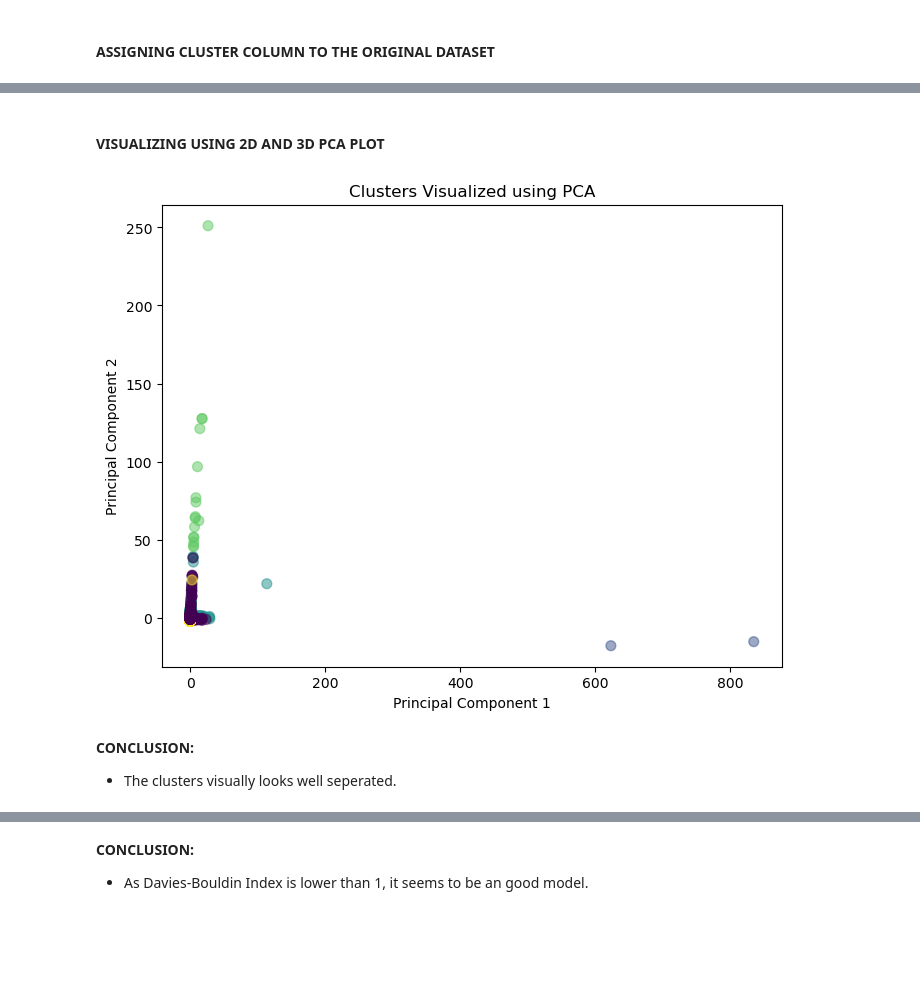
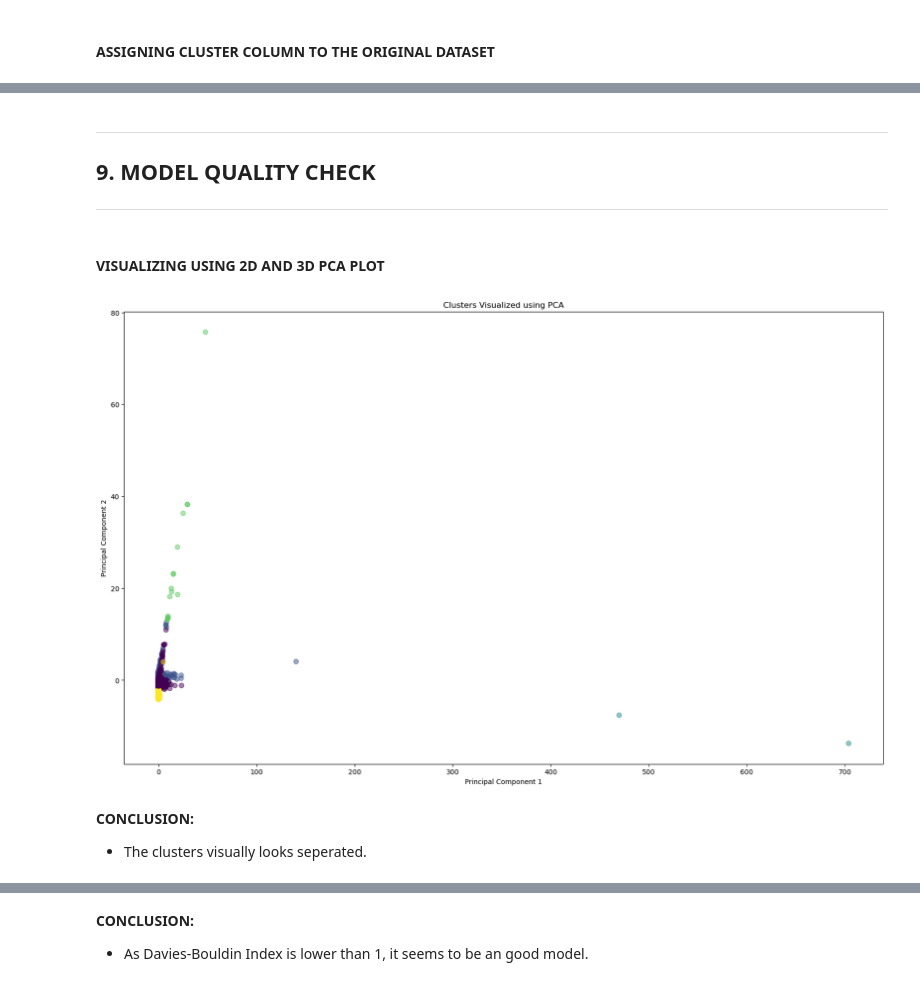
Before and after one commit to Pronob17/Customer_segmentation_using_K_means_clustering, a Jupyter notebook: Customer_Segmentation_with_K_Means_Clustering.ipynb, the cells around one changed output, grey strips where cells are left out. Drawn from its saved outputs; the diff is of its cells as text; code cells hidden in the pictures; blank space fills up the shorter version.

```diff
--- a/Customer_Segmentation_with_K_Means_Clustering.ipynb
+++ b/Customer_Segmentation_with_K_Means_Clustering.ipynb
@@ -586,5 +651,5 @@ memory usage: 36.0+ MB
 # %%
-features = ["TotalPrice", "Frequency", "Recency", "Quantity", "UnitPrice", "AverageOrderValue"]
+features = ["TotalPrice", "Frequency", "Recency", "UnitPrice", "AverageOrderValue"]
 
 # initialise scaler
 scaler = StandardScaler()
@@ -662,26 +729,30 @@ df.head()
 | 2 | 536365 | 84406B | CREAM CUPID HEARTS COAT HANGER | 8 | 2010-12-01 08:26:00 | 2.75 | 17850 | United Kingdom | 373 | ... |
 | 3 | 536365 | 84029G | KNITTED UNION FLAG HOT WATER BOTTLE | 6 | 2010-12-01 08:26:00 | 3.39 | 17850 | United Kingdom | 373 | ... |
 | 4 | 536365 | 84029E | RED WOOLLY HOTTIE WHITE HEART. | 6 | 2010-12-01 08:26:00 | 3.39 | 17850 | United Kingdom | 373 | ... |
+# %% [markdown]
+---
+## 9. MODEL QUALITY CHECK
+---
 # %% [markdown]
 #### VISUALIZING USING 2D AND 3D PCA PLOT
 # %%
 
 # Perform PCA to reduce to 2 dimensions
 pca = PCA(n_components=2)
 X_pca = pca.fit_transform(scaled_df)
 
 # Plot the clusters
-plt.figure(figsize=(8, 6))
+plt.figure(figsize=(20, 12))
 plt.scatter(X_pca[:, 0], X_pca[:, 1], c=labels, cmap='viridis', marker='o', s=50, alpha=0.5)
 plt.title('Clusters Visualized using PCA')
 plt.xlabel('Principal Component 1')
 plt.ylabel('Principal Component 2')
 plt.show()
 # %% [output]
-[figure, old version]
+[figure, new version]
 # %% [markdown]
 **CONCLUSION:**
-* The clusters visually looks well seperated.
+* The clusters visually looks seperated.
 # %%
 # create the copy of scaled_df for visual
 pca_df = scaled_df.copy()
```
Also changed, not shown: parts of 40 cells of this notebook.
